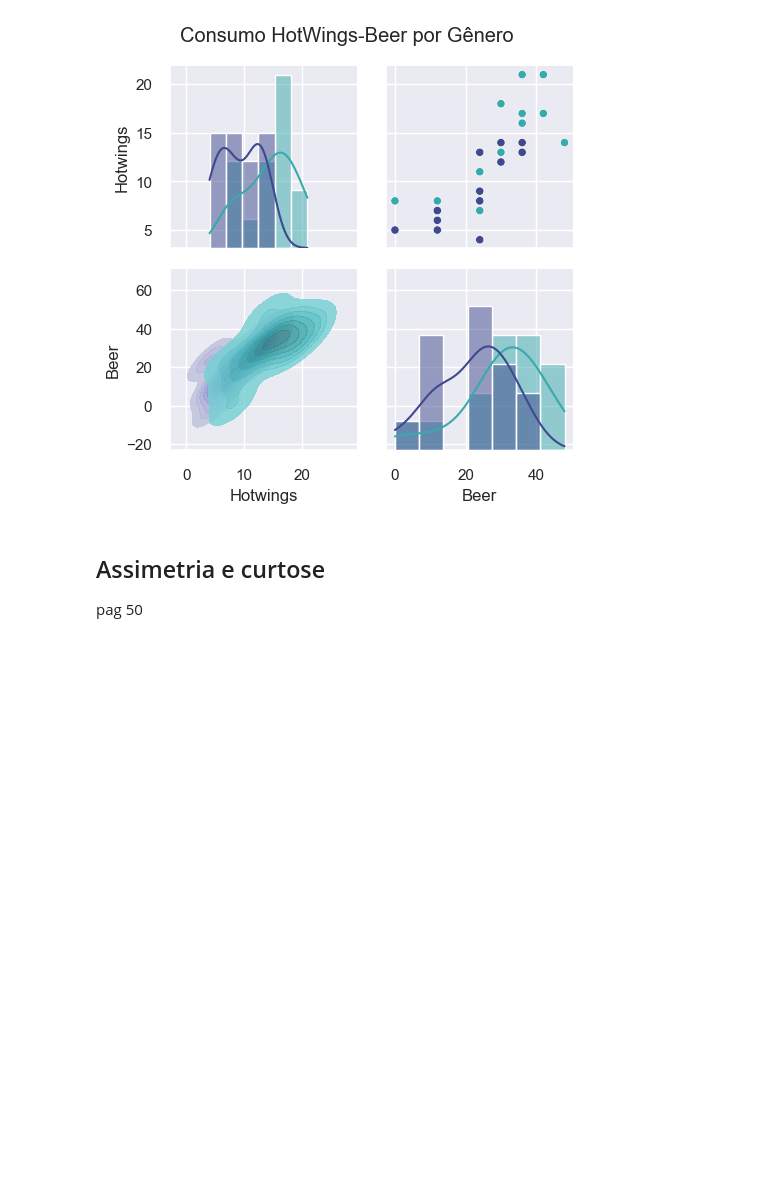
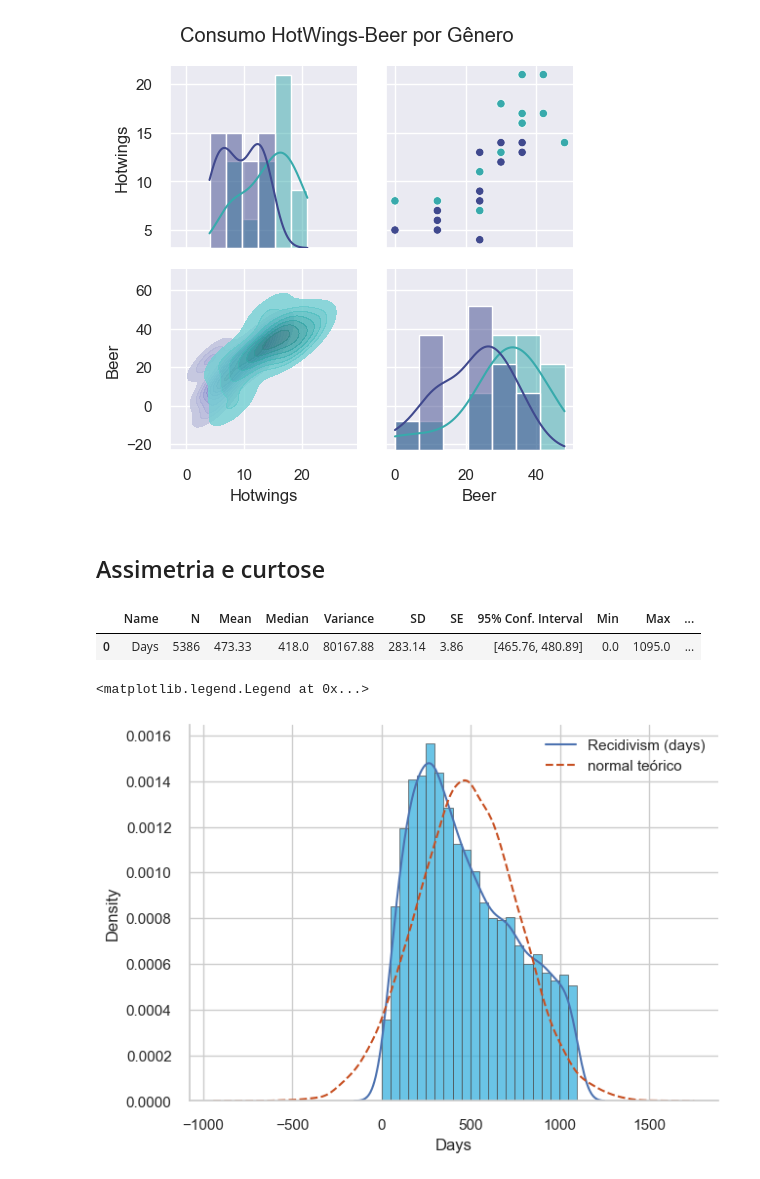
Before and after one commit to eduardo-kt/matstats_resampling_python, a Jupyter notebook: ch02_EDA.ipynb, the cells around one changed output. Drawn from its saved outputs; the diff is of its cells as text; code cells hidden in the pictures; blank space fills up the shorter version.

```diff
--- a/ch02_EDA.ipynb
+++ b/ch02_EDA.ipynb
@@ -331,5 +331,32 @@ Text(0.5, 0.98, 'Consumo HotWings-Beer por Gênero')
 [figure]
 # %% [markdown]
 ## Assimetria e curtose
-
-pag 50
+# %%
+rp.summarize(data= recidivism['Days'], stats= ["N", "Mean", "Median", "Variance", "SD", "SE", "CI", 'Min', 'Max', 'Range', "Kurtosis", "Skew"], decimals=2)
+# %% [output]
+|  | Name | N | Mean | Median | Variance | SD | SE | 95% Conf. Interval | Min | Max | ... |
+| 0 | Days | 5386 | 473.33 | 418.0 | 80167.88 | 283.14 | 3.86 | [465.76, 480.89] | 0.0 | 1095.0 | ... |
+# %%
+import numpy as np
+sns.set_theme(style="whitegrid")
+
+
+np.random.seed(20240205)
+# Dados
+r_days = recidivism['Days']
+normal = np.random.normal(loc= 473.33, scale= 283.14, size= len(r_days))
+
+f, ax = plt.subplots(figsize=(7, 5))
+sns.despine(f)
+
+sns.histplot(data= r_days,
+             stat= "density",
+             edgecolor=".3",
+             linewidth=.5,
+             color= '#38b0de')
+sns.kdeplot(data=r_days, ax=ax, label = "Recidivism (days)")
+sns.kdeplot(data=normal, color= '#c74f21', linestyle="--", label= "normal teórico" )
+ax.legend()
+# %% [output]
+<matplotlib.legend.Legend at 0x...>
+[figure, added]
```
